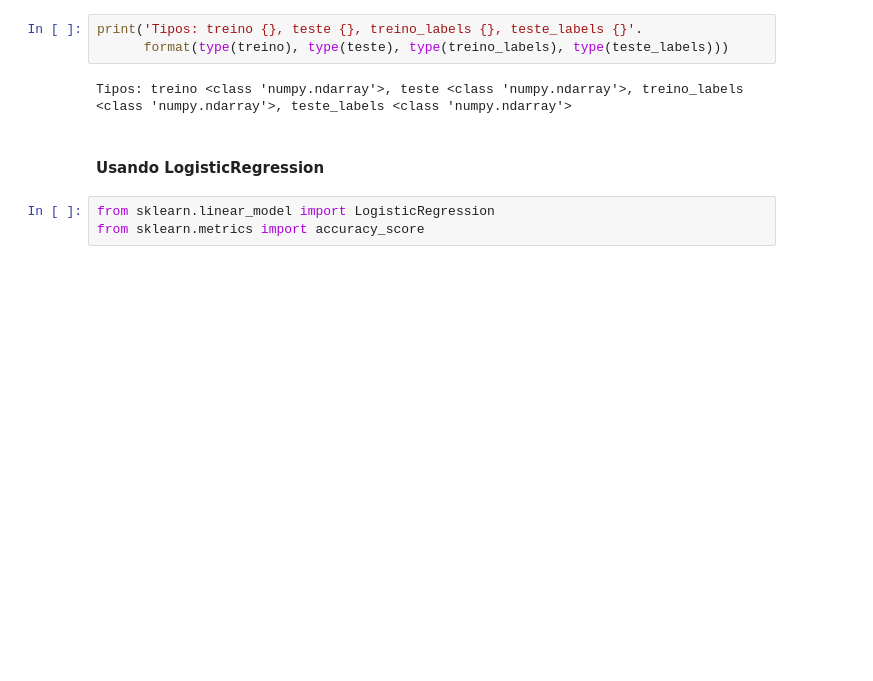
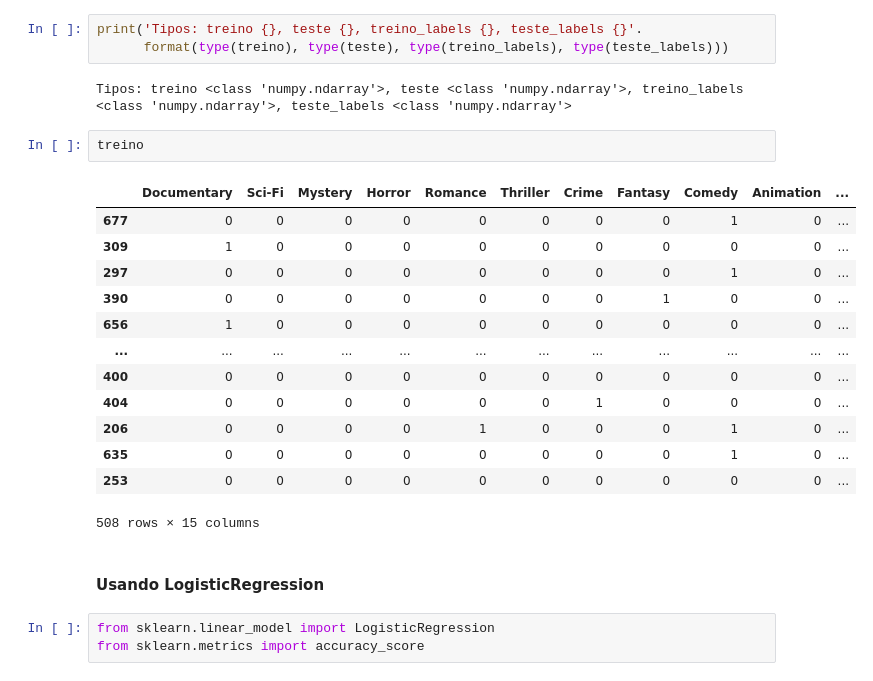
Before and after one commit to leandrorodor/ALR-Machine_Learning_AS, a Jupyter notebook: decision_tree.ipynb, the cells around one changed output. Cells and saved outputs as stored; diff of their text form; blank space fills up the shorter version.

```diff
--- a/decision_tree.ipynb
+++ b/decision_tree.ipynb
@@ -156,6 +166,22 @@ print('Tipos: treino {}, teste {}, treino_labels {}, teste_labels {}'.
       format(type(treino), type(teste), type(treino_labels), type(teste_labels)))
 # %% [output]
 Tipos: treino <class 'numpy.ndarray'>, teste <class 'numpy.ndarray'>, treino_labels <class 'numpy.ndarray'>, teste_labels <class 'numpy.ndarray'>
+# %%
+treino
+# %% [output]
+|  | Documentary | Sci-Fi | Mystery | Horror | Romance | Thriller | Crime | Fantasy | Comedy | Animation | ... |
+| 677 | 0 | 0 | 0 | 0 | 0 | 0 | 0 | 0 | 1 | 0 | ... |
+| 309 | 1 | 0 | 0 | 0 | 0 | 0 | 0 | 0 | 0 | 0 | ... |
+| 297 | 0 | 0 | 0 | 0 | 0 | 0 | 0 | 0 | 1 | 0 | ... |
+| 390 | 0 | 0 | 0 | 0 | 0 | 0 | 0 | 1 | 0 | 0 | ... |
+| 656 | 1 | 0 | 0 | 0 | 0 | 0 | 0 | 0 | 0 | 0 | ... |
+| ... | ... | ... | ... | ... | ... | ... | ... | ... | ... | ... | ... |
+| 400 | 0 | 0 | 0 | 0 | 0 | 0 | 0 | 0 | 0 | 0 | ... |
+| 404 | 0 | 0 | 0 | 0 | 0 | 0 | 1 | 0 | 0 | 0 | ... |
+| 206 | 0 | 0 | 0 | 0 | 1 | 0 | 0 | 0 | 1 | 0 | ... |
+| 635 | 0 | 0 | 0 | 0 | 0 | 0 | 0 | 0 | 1 | 0 | ... |
+| 253 | 0 | 0 | 0 | 0 | 0 | 0 | 0 | 0 | 0 | 0 | ... |
+508 rows × 15 columns
 # %% [markdown]
 #### Usando LogisticRegression
 # %%
```
Also changed, not shown: parts of 22 cells of this notebook.
